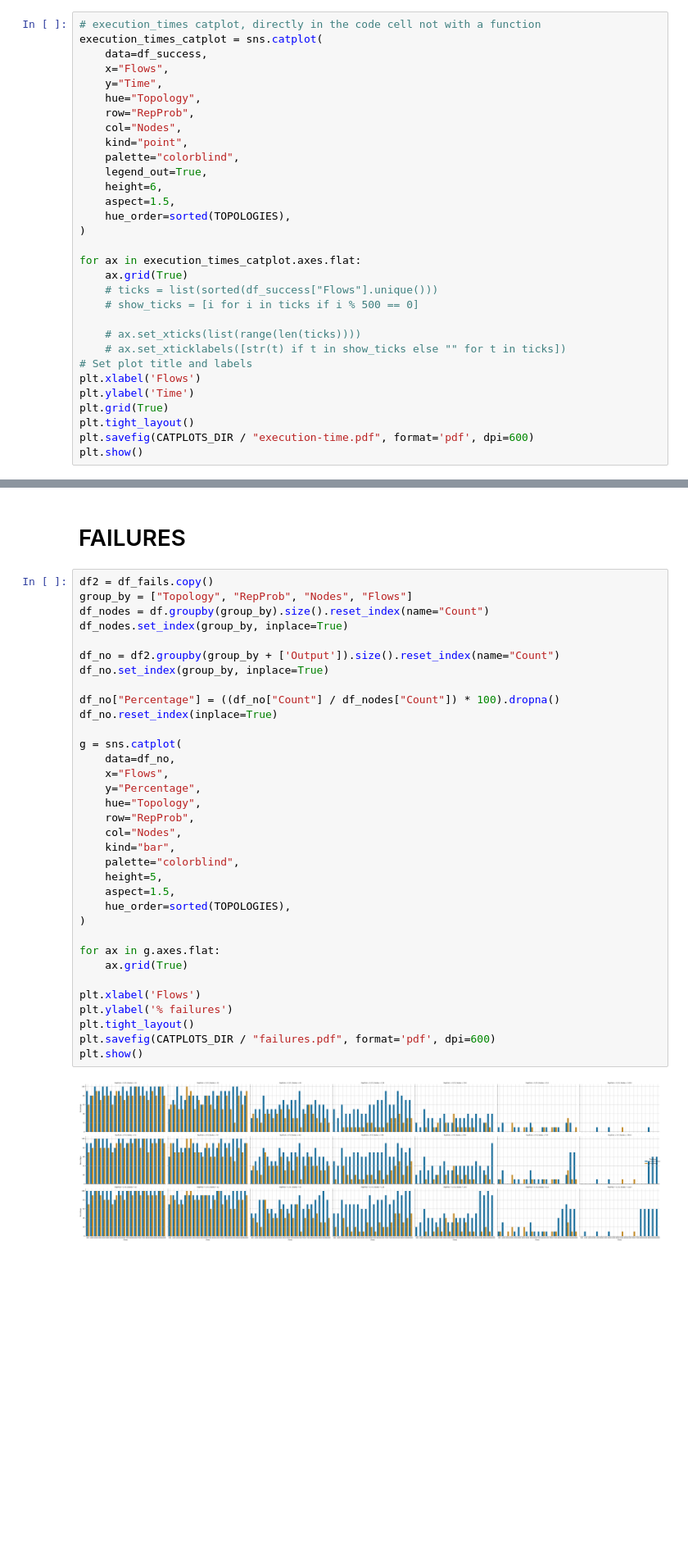
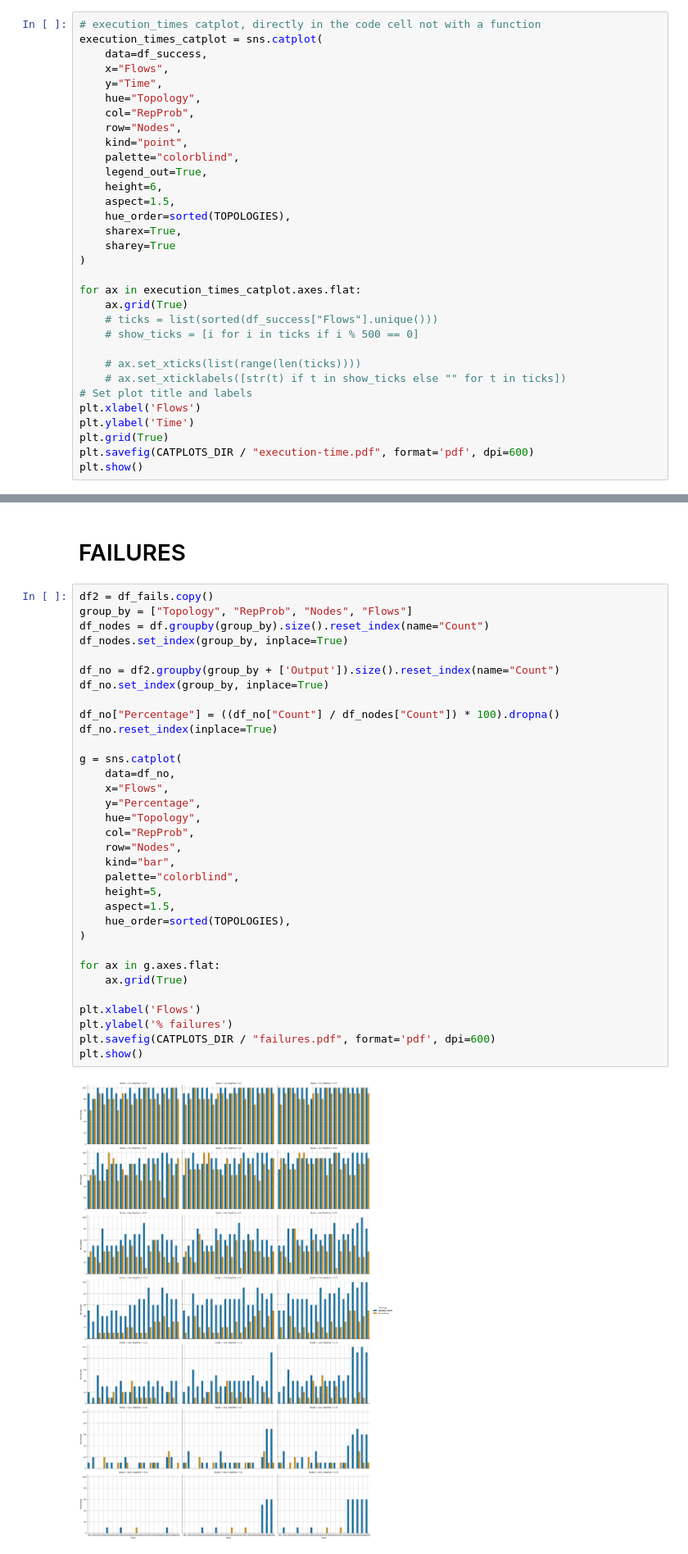
Before and after one commit to marianialessandro/dgLBF, a Jupyter notebook: sim/analyse.ipynb, the cells around one changed output, grey strips where cells are left out. Shown at 82% size. Saved outputs shown, nothing was run; the diff lists cells and outputs as text; blank space fills up the shorter version.

```diff
--- a/sim/analyse.ipynb
+++ b/sim/analyse.ipynb
@@ -106,14 +106,16 @@ execution_times_catplot = sns.catplot(
     x="Flows",
     y="Time",
     hue="Topology",
-    row="RepProb",
-    col="Nodes",
+    col="RepProb",
+    row="Nodes",
     kind="point",
     palette="colorblind",
     legend_out=True,
     height=6,
     aspect=1.5,
     hue_order=sorted(TOPOLOGIES),
+    sharex=True,
+    sharey=True
 )
 
 for ax in execution_times_catplot.axes.flat:
@@ -127,7 +129,6 @@ for ax in execution_times_catplot.axes.flat:
 plt.xlabel('Flows')
 plt.ylabel('Time')
 plt.grid(True)
-plt.tight_layout()
 plt.savefig(CATPLOTS_DIR / "execution-time.pdf", format='pdf', dpi=600)
 plt.show()
 # %% [output]
@@ -218,34 +218,33 @@ df2 = df_fails.copy()
 group_by = ["Topology", "RepProb", "Nodes", "Flows"]
 df_nodes = df.groupby(group_by).size().reset_index(name="Count")
 df_nodes.set_index(group_by, inplace=True)
 
 df_no = df2.groupby(group_by + ['Output']).size().reset_index(name="Count")
 df_no.set_index(group_by, inplace=True)
 
 df_no["Percentage"] = ((df_no["Count"] / df_nodes["Count"]) * 100).dropna()
 df_no.reset_index(inplace=True)
 
 g = sns.catplot(
     data=df_no,
     x="Flows",
     y="Percentage",
     hue="Topology",
-    row="RepProb",
-    col="Nodes",
+    col="RepProb",
+    row="Nodes",
     kind="bar",
     palette="colorblind",
     height=5,
     aspect=1.5,
     hue_order=sorted(TOPOLOGIES),
 )
 
 for ax in g.axes.flat:
     ax.grid(True)
 
 plt.xlabel('Flows')
 plt.ylabel('% failures')
-plt.tight_layout()
 plt.savefig(CATPLOTS_DIR / "failures.pdf", format='pdf', dpi=600)
 plt.show()
 # %% [output]
-[figure, old version]
+[figure, new version]
```
Also changed, not shown: parts of 6 cells of this notebook, 17 other files.
